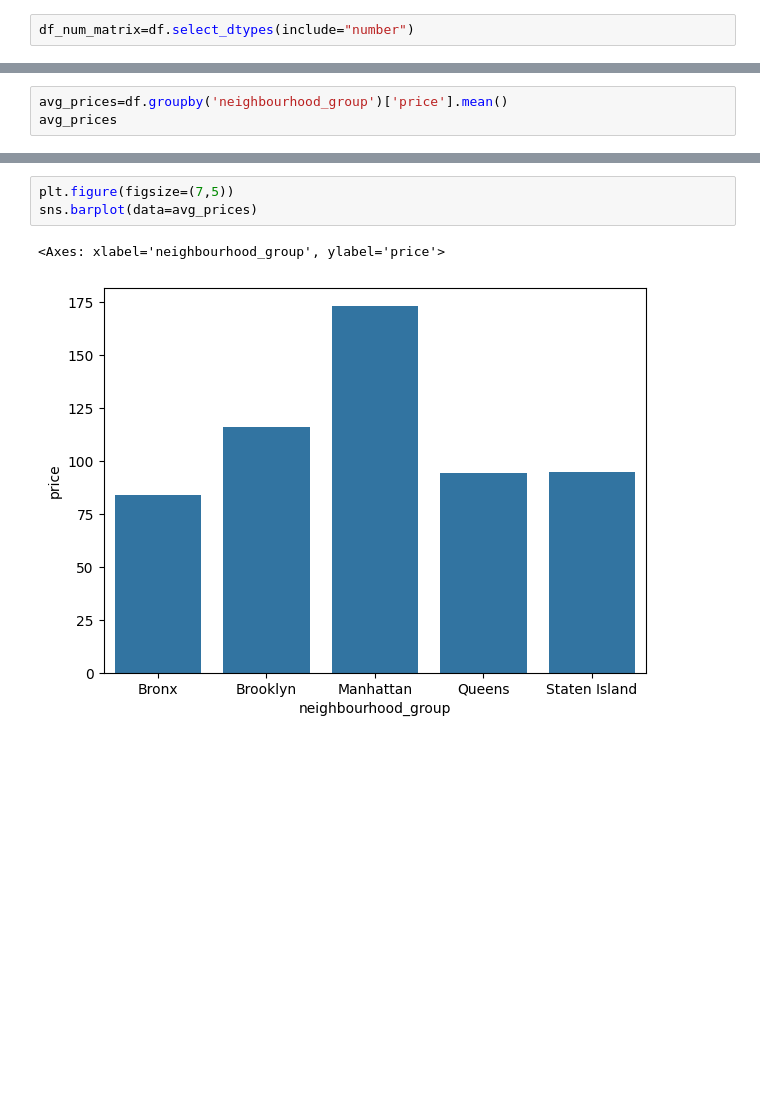
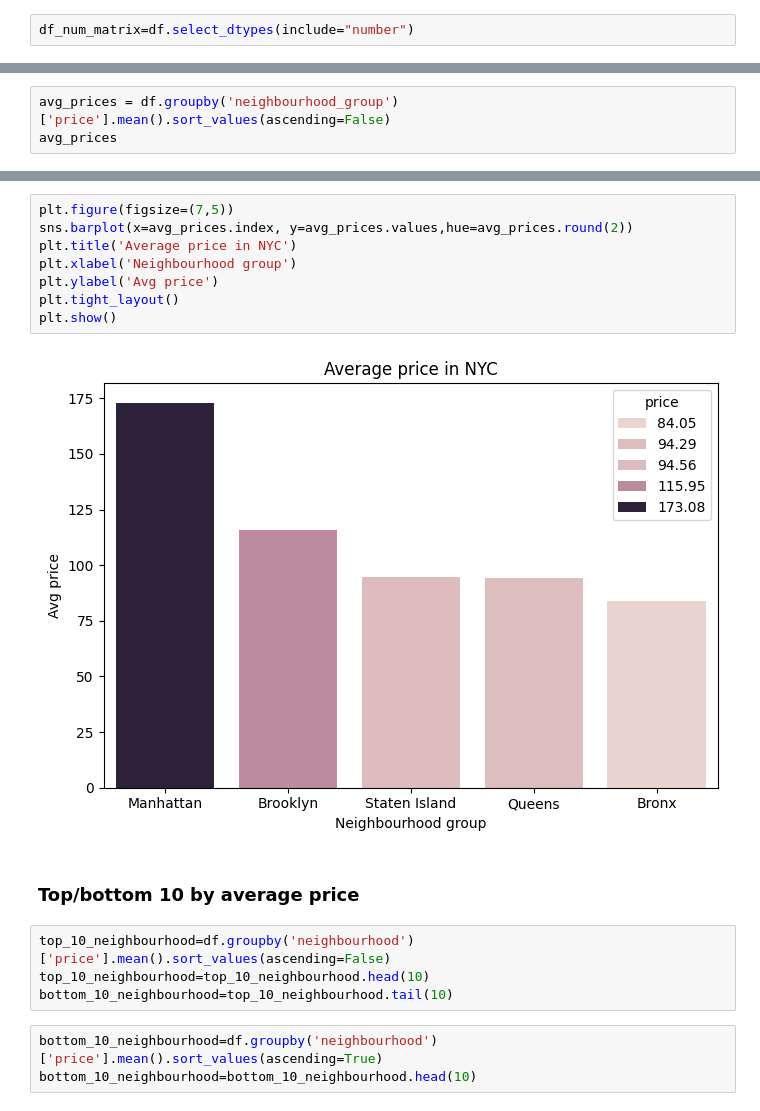
Before and after one commit to Handras18/New-York-City-Airbnb, a Jupyter notebook: 02_deep_eda.ipynb, the cells around one changed output, grey strips where cells are left out. Saved outputs shown, nothing was run; the diff lists cells and outputs as text; blank space fills up the shorter version.

```diff
--- a/02_deep_eda.ipynb
+++ b/02_deep_eda.ipynb
@@ -124,5 +133,5 @@ sns.heatmap(data=df_num_matrix.corr(),annot=True,cmap='coolwarm',vmin=-1,vmax=1,
 # %%
-avg_prices=df.groupby('neighbourhood_group')['price'].mean()
+avg_prices = df.groupby('neighbourhood_group')['price'].mean().sort_values(ascending=False)
 avg_prices
 # %% [output]
 neighbourhood_group
@@ -134,7 +143,20 @@ Staten Island     94.561644
 Name: price, dtype: float64
 # %%
 plt.figure(figsize=(7,5))
-sns.barplot(data=avg_prices)
+sns.barplot(x=avg_prices.index, y=avg_prices.values,hue=avg_prices.round(2))
+plt.title('Average price in NYC')
+plt.xlabel('Neighbourhood group')
+plt.ylabel('Avg price')
+plt.tight_layout()
+plt.show()
 # %% [output]
-<Axes: xlabel='neighbourhood_group', ylabel='price'>
-[figure, old version]
+[figure, new version]
+# %% [markdown]
+### Top/bottom 10 by average price
+# %%
+top_10_neighbourhood=df.groupby('neighbourhood')['price'].mean().sort_values(ascending=False)
+top_10_neighbourhood=top_10_neighbourhood.head(10)
+bottom_10_neighbourhood=top_10_neighbourhood.tail(10)
+# %%
+bottom_10_neighbourhood=df.groupby('neighbourhood')['price'].mean().sort_values(ascending=True)
+bottom_10_neighbourhood=bottom_10_neighbourhood.head(10)
```
Also changed, not shown: parts of 19 cells of this notebook, 1 other file.
